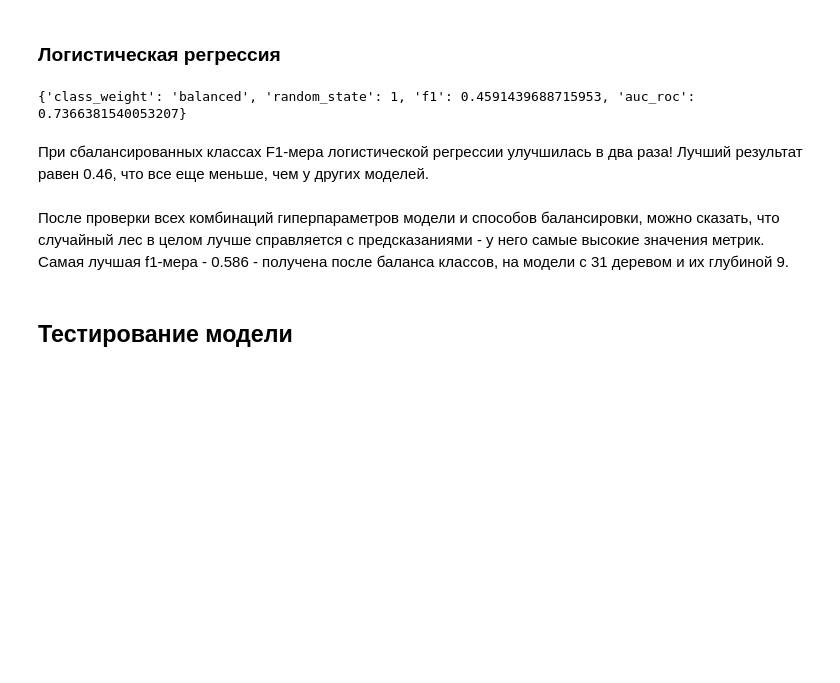
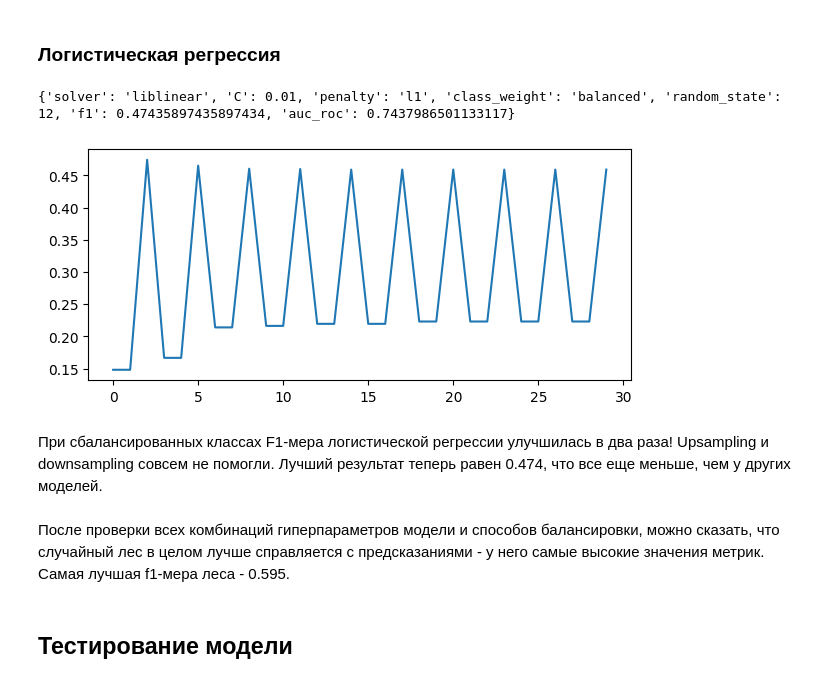
Before and after one commit to rrorchi/supervised-learning-project, a Jupyter notebook: notebook.ipynb, the cells around one changed output. Drawn from its saved outputs; the diff is of its cells as text; code cells hidden in the pictures; blank space fills up the shorter version.

```diff
--- a/notebook.ipynb
+++ b/notebook.ipynb
@@ -370,26 +384,36 @@ print(forest_best)
 ### Логистическая регрессия
 # %%
 params_logreg = {'solver': ['liblinear'],
+                 'C': [0.01,0.1,1,10,100],
+                 'penalty': ['l1', 'l2'],
                  'random_state': [12],
                  'class_weight': ['upsample', 'downsample', 'balanced']}
 
 score_tracker = []
-for class_weight in tqdm(params_logreg['class_weight']):
-        params_ = {'class_weight': class_weight,
-                   'random_state': 1}
-        params_['f1'], params_['auc_roc'] = score_model(LogisticRegression, params_,
-                                                  features_train, target_train, features_valid, target_valid)
-        params_['class_weight'] = class_weight
-        score_tracker.append(params_)
+for C in tqdm(params_logreg['C']):
+    for penalty in params_logreg['penalty']:
+        for class_weight in params_logreg['class_weight']:
+            params_ = {'solver': 'liblinear',
+                       'C': C,
+                       'penalty': penalty,
+                       'class_weight': class_weight,
+                       'random_state': 12}
+            params_['f1'], params_['auc_roc'] = score_model(LogisticRegression, params_,
+                                                      features_train, target_train, features_valid, target_valid)
+            params_['class_weight'] = class_weight
+            score_tracker.append(params_)
 
+plt.figure(figsize=(7, 3))
+plt.plot([scores['f1'] for scores in score_tracker])
 log_best = sorted(score_tracker, key=lambda x: x['f1'], reverse=True)[0]
 print(log_best)
 # %% [output]
-{'class_weight': 'balanced', 'random_state': 1, 'f1': 0.4591439688715953, 'auc_roc': 0.7366381540053207}
+{'solver': 'liblinear', 'C': 0.01, 'penalty': 'l1', 'class_weight': 'balanced', 'random_state': 12, 'f1': 0.47435897435897434, 'auc_roc': 0.7437986501133117}
+[figure, added]
 # %% [markdown]
-При сбалансированных классах F1-мера логистической регрессии улучшилась в два раза! Лучший результат равен 0.46, что все еще меньше, чем у других моделей.
+При сбалансированных классах F1-мера логистической регрессии улучшилась в два раза! Upsampling и downsampling совсем не помогли. Лучший результат теперь равен 0.474, что все еще меньше, чем у других моделей.
 # %% [markdown]
-После проверки всех комбинаций гиперпараметров модели и способов балансировки, можно сказать, что случайный лес в целом лучше справляется с предсказаниями - у него самые высокие значения метрик. Самая лучшая f1-мера - 0.586 - получена после баланса классов, на модели с 31 деревом и их глубиной 9.
+После проверки всех комбинаций гиперпараметров модели и способов балансировки, можно сказать, что случайный лес в целом лучше справляется с предсказаниями - у него самые высокие значения метрик. Самая лучшая f1-мера леса - 0.595.
 # %% [markdown]
 ## Тестирование модели
 # %%
```
Also changed, not shown: parts of 10 cells of this notebook, 1 other file.
